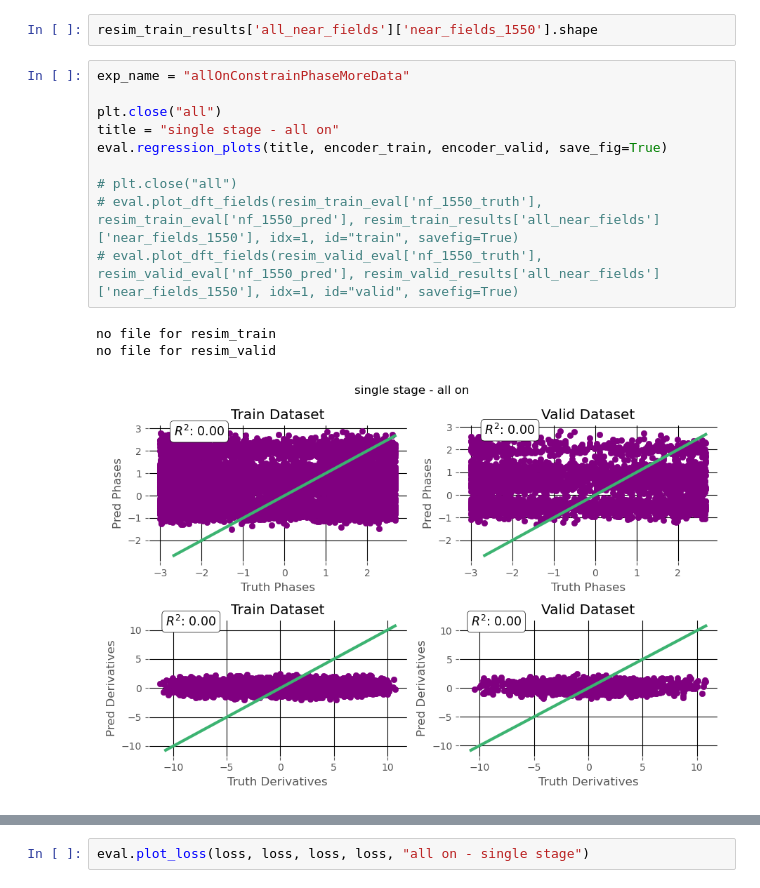
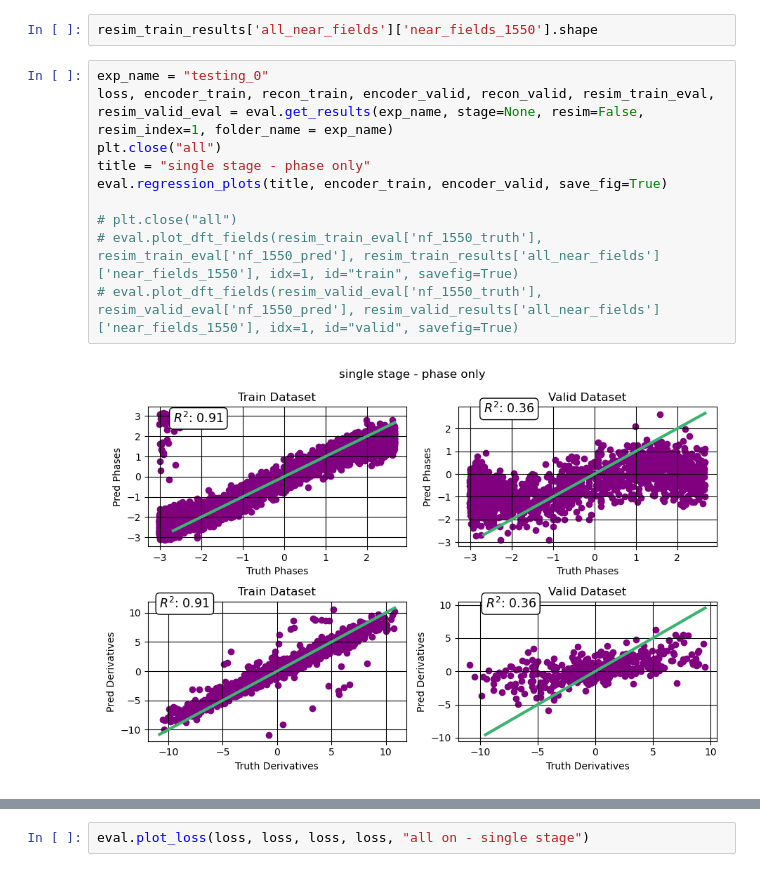
Before and after one commit to Kovaleski-Research-Lab/Surrogate_Model, a Jupyter notebook: src/evaluation/eval.ipynb, the cells around one changed output, grey strips where cells are left out. Cells and saved outputs as stored; diff of their text form.

```diff
--- a/src/evaluation/eval.ipynb
+++ b/src/evaluation/eval.ipynb
@@ -88,17 +88,15 @@ eval.plot_custom_confusion_matrix(amplitude_matrix, phase_matrix, similarity=sim
 # %%
 resim_train_results['all_near_fields']['near_fields_1550'].shape
 # %%
-exp_name = "allOnConstrainPhaseMoreData"
-
+exp_name = "testing_0"
+loss, encoder_train, recon_train, encoder_valid, recon_valid, resim_train_eval, resim_valid_eval = eval.get_results(exp_name, stage=None, resim=False, resim_index=1, folder_name = exp_name)
 plt.close("all")
-title = "single stage - all on"
+title = "single stage - phase only"
 eval.regression_plots(title, encoder_train, encoder_valid, save_fig=True)
 
 # plt.close("all")
 # eval.plot_dft_fields(resim_train_eval['nf_1550_truth'], resim_train_eval['nf_1550_pred'], resim_train_results['all_near_fields']['near_fields_1550'], idx=1, id="train", savefig=True)
 # eval.plot_dft_fields(resim_valid_eval['nf_1550_truth'], resim_valid_eval['nf_1550_pred'], resim_valid_results['all_near_fields']['near_fields_1550'], idx=1, id="valid", savefig=True)
 # %% [output]
-no file for resim_train
-no file for resim_valid
-[figure, old version]
+[figure, new version]
 # %%
```
Also changed, not shown: parts of 2 cells of this notebook, 9 other files.
